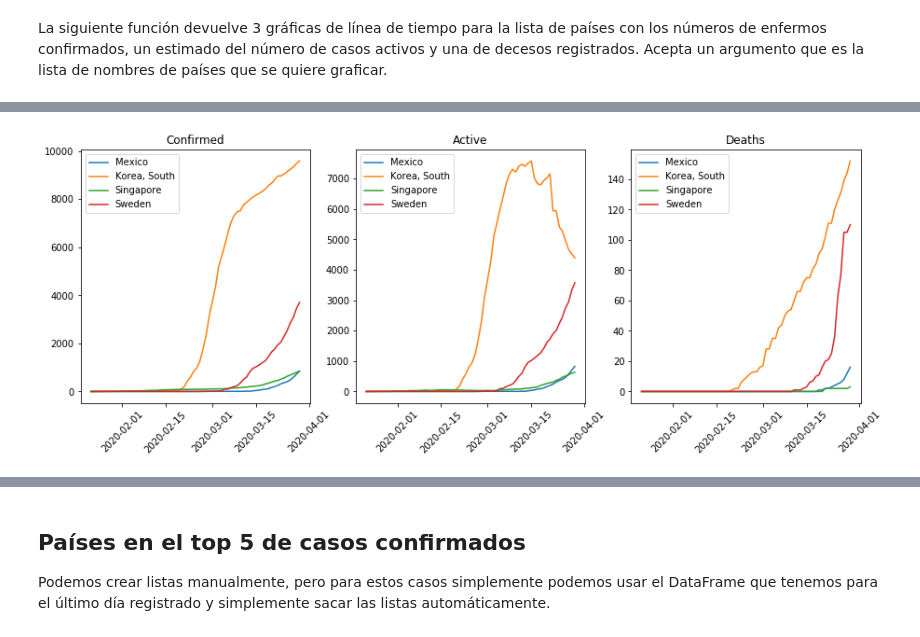
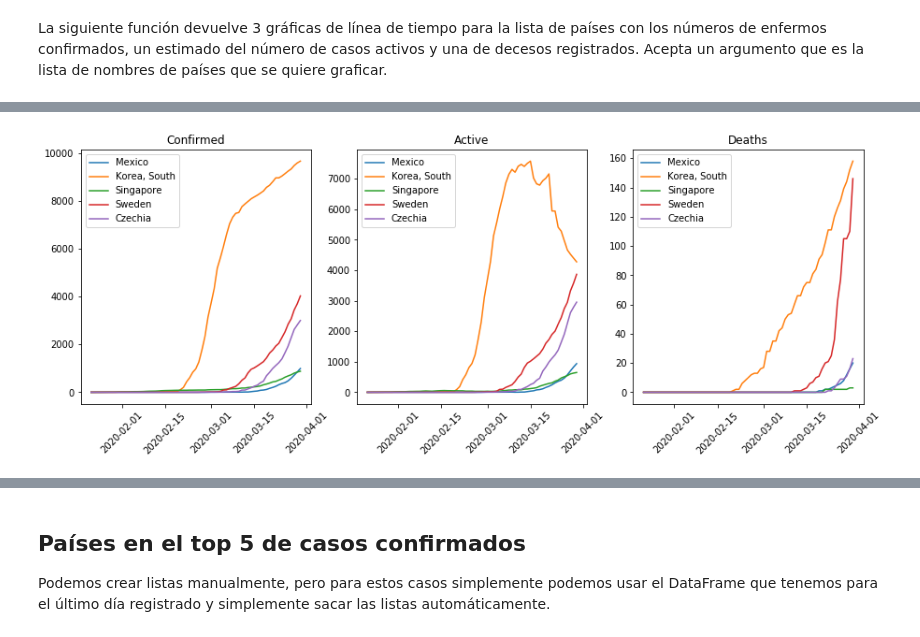
Before and after one commit to garaged/covid19-dataview, a Jupyter notebook: covid-19 pomber data set.ipynb, the cells around one changed output, grey strips where cells are left out. Drawn from its saved outputs; the diff is of its cells as text; code cells hidden in the pictures.

```diff
--- a/covid-19 pomber data set.ipynb
+++ b/covid-19 pomber data set.ipynb
@@ -299,5 +304,5 @@ Países que me interesan por su contexto parecido al de México y la esperanza d
 # %%
-c_list = ["Mexico", "Korea, South", "Singapore", "Sweden"]
+c_list = ["Mexico", "Korea, South", "Singapore", "Sweden", "Czechia"]
 plot_timeline(c_list)
 # %% [output]
-[figure, old version]
+[figure, new version]
```
Also changed, not shown: parts of 44 cells of this notebook, 1 other file.
